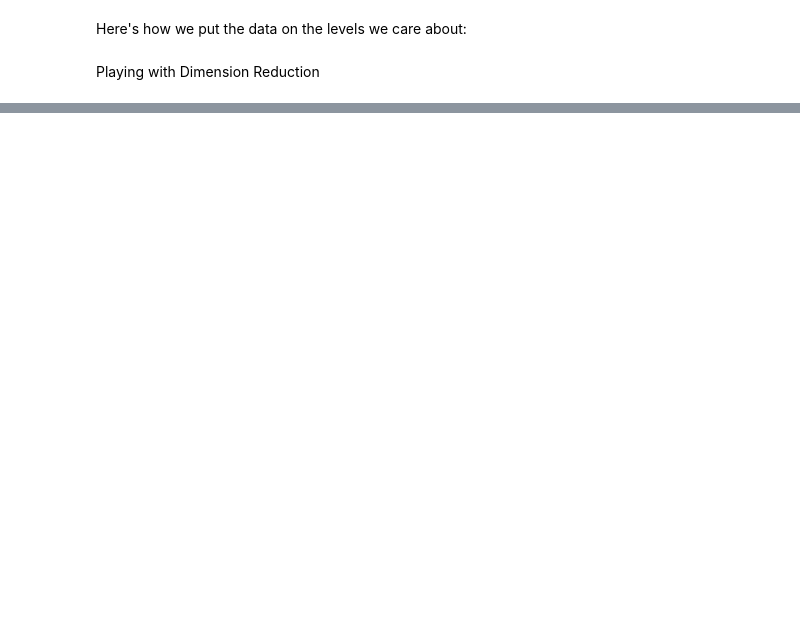
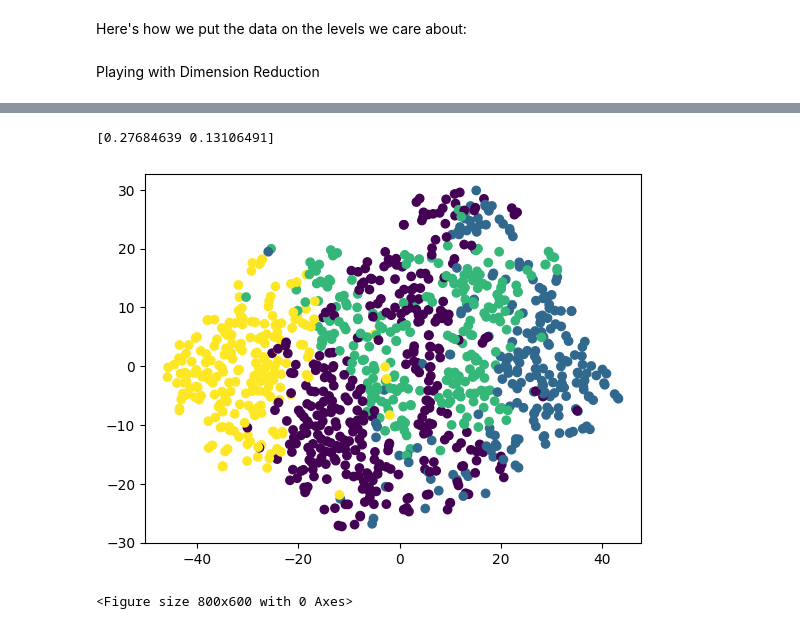
Before and after one commit to cloud-seeding/EDA, a Jupyter notebook: multivariate.ipynb, the cells around one changed output, grey strips where cells are left out. Drawn from its saved outputs; the diff is of its cells as text; code cells hidden in the pictures; blank space fills up the shorter version.

```diff
--- a/multivariate.ipynb
+++ b/multivariate.ipynb
@@ -77,3 +65,10 @@ full = xr.merge([one,two])
+# %%
+directory_path = '../weatherregimes/assets/all'
+file_list = [os.path.join(directory_path, f) for f in os.listdir(directory_path)]
+
+datasets = [xr.open_dataset(file) for file in file_list]
+
+merged_dataset = xr.merge(datasets)
 # %% [markdown]
 Here's how we put the data on the levels we care about:
 # %%
@@ -163,0 +129,34 @@ plt.show()
+# %%
+full = merged_dataset.stack(pixel=('y', 'x', 'time')).to_stacked_array("var-lvl",sample_dims=["pixel"])
+coordinates = full.coords
+
+X = full[~np.isnan(full).any(axis=1)]
+X = normalize(X,axis=0)
+# %%
+print(pca.explained_variance_ratio_)
+# %% [output]
+[0.27684639 0.13106491]
+# %%
+pca = decomposition.PCA(n_components=10)
+pca.fit(X)
+Y = pca.transform(X)
+# %%
+kmeans = KMeans(n_clusters=4)
+kmeans_labels = kmeans.fit_predict(Y)
+# %%
+random_indices = np.random.choice(Y.shape[0], size=1000, replace=False)
+
+# Use the random indices to sample rows
+X_sample = Y[random_indices]
+
+
+tsne = TSNE(n_components=2, random_state=1)
+X_tsne = tsne.fit_transform(X_sample)
+
+plt.scatter(X_tsne[:, 0], X_tsne[:, 1], c=kmeans_labels[random_indices], cmap='viridis')
+
+plt.figure(figsize=(8, 6))
+plt.show()
+# %% [output]
+[figure, added]
+<Figure size 800x600 with 0 Axes>
```
Also changed, not shown: parts of 21 cells of this notebook.
